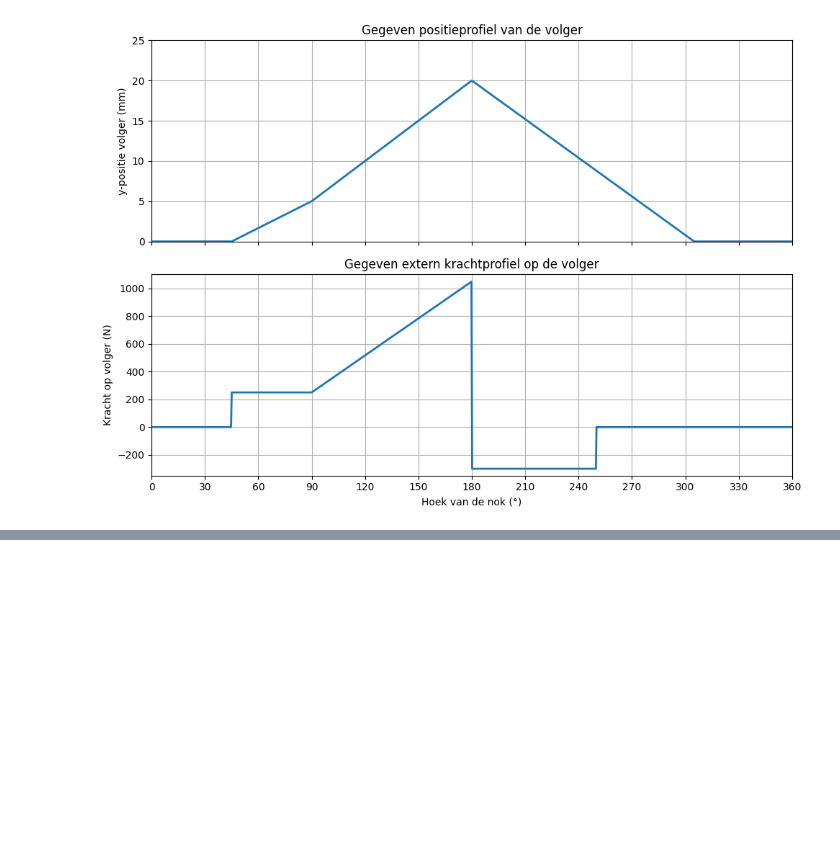
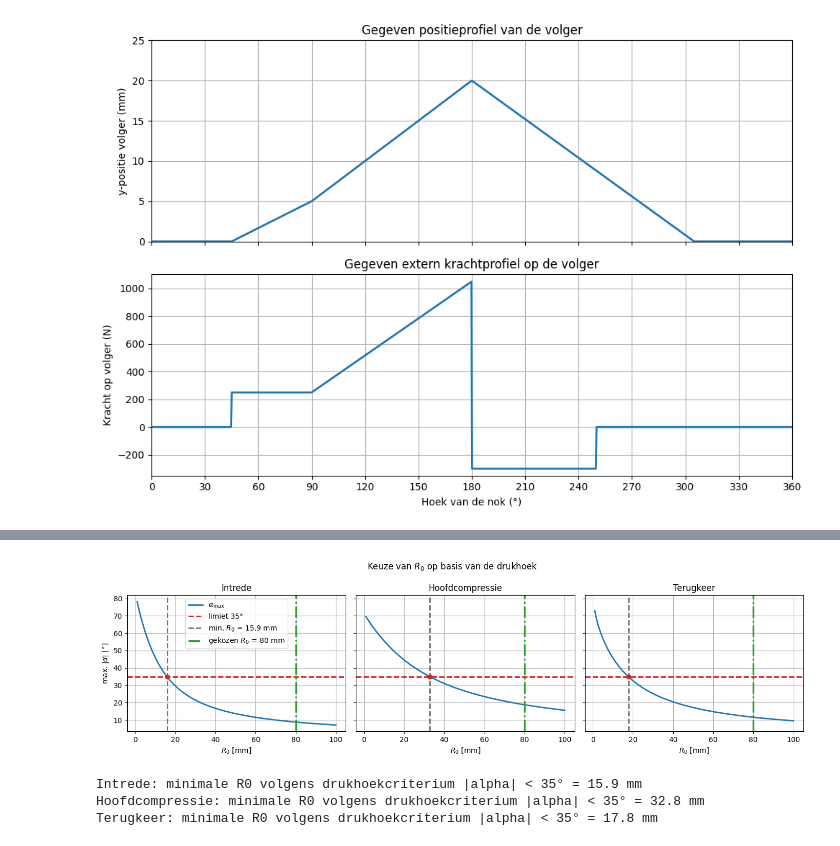
Before and after one commit to Vermizzi/Project_Bewegingen_TriVik, a Jupyter notebook: Finaal_nokken.ipynb, the cells around one changed output, grey strips where cells are left out. Cells and saved outputs as stored; diff of their text form; code cells hidden in the pictures; blank space fills up the shorter version.

```diff
--- a/Finaal_nokken.ipynb
+++ b/Finaal_nokken.ipynb
@@ -175,0 +622,9 @@ Ten opzichte van de oorspronkelijke specificatie voegen we dus vooral een duidel
+# %%
+R0 = 80       # mm, pitch radius
+Rr = 35       # mm, rolvolgerstraal
+base_radius = R0 - Rr
+eccentricity_geometry = 0
+
+print(f"Pitch radius R0:    {R0:.1f} mm")
+print(f"Rolvolgerstraal Rr: {Rr:.1f} mm")
+print(f"Basisstraal Rb:     {base_radius:.1f} mm")
@@ -175,0 +645,45 @@ Ten opzichte van de oorspronkelijke specificatie voegen we dus vooral een duidel
+# %%
+R0_scan_min = 1
+R0_scan_max = 100
+R0_delta = 0.1
+R0_values = np.arange(R0_scan_min, R0_scan_max + R0_delta, R0_delta)
+
+fig, axs = plt.subplots(1, 3, figsize=(14, 4), sharey=True)
+
+required_R0 = {}
+
+for ax, (name, startangle, endangle, startlift, endlift, motionlaw) in zip(axs, geometry_segments):
+    alpha_max = kloomok_pressure_angle_scan(
+        startangle, endangle, startlift, endlift, motionlaw,
+        R0_values,
+        eccentricity=eccentricity_geometry
+    )
+
+    ok = np.where(alpha_max <= alpha_limit)[0]
+    R0_required = R0_values[ok[0]] if len(ok) > 0 else np.nan
+    required_R0[name] = R0_required
+
+    ax.plot(R0_values, alpha_max, linewidth=2, label=r"$\alpha_\mathrm{max}$")
+    ax.axhline(alpha_limit, linestyle="--", linewidth=2, color="tab:red", label="limiet 35°")
+    ax.axvline(R0_required, linestyle="--", linewidth=2, color="0.45", label=f"min. $R_0$ = {R0_required:.1f} mm")
+    ax.axvline(R0, linestyle="-.", linewidth=2.5, color="tab:green", label=f"gekozen $R_0$ = {R0:.0f} mm")
+    ax.scatter(R0_required, alpha_limit, color="tab:red", zorder=5)
+
+    ax.set_title(name)
+    ax.set_xlabel("$R_0$ [mm]")
+    ax.grid(True)
+
+axs[0].set_ylabel("max. $|\\alpha|$ [°]")
+axs[0].legend()
+
+plt.suptitle("Keuze van $R_0$ op basis van de drukhoek")
+plt.tight_layout()
+plt.show()
+
+for name, R0_required in required_R0.items():
+    print(f"{name}: minimale R0 volgens drukhoekcriterium |alpha| < 35° = {R0_required:.1f} mm")
+# %% [output]
+[figure, added]
+Intrede: minimale R0 volgens drukhoekcriterium |alpha| < 35° = 15.9 mm
+Hoofdcompressie: minimale R0 volgens drukhoekcriterium |alpha| < 35° = 32.8 mm
+Terugkeer: minimale R0 volgens drukhoekcriterium |alpha| < 35° = 17.8 mm
```
Also changed, not shown: parts of 30 cells of this notebook, 2 other files.
